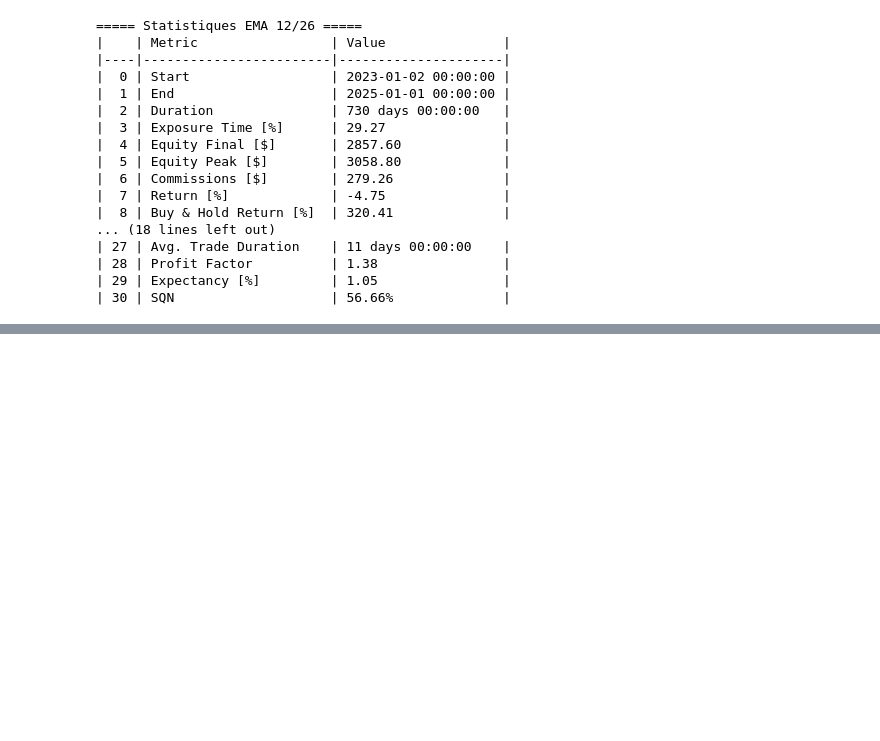
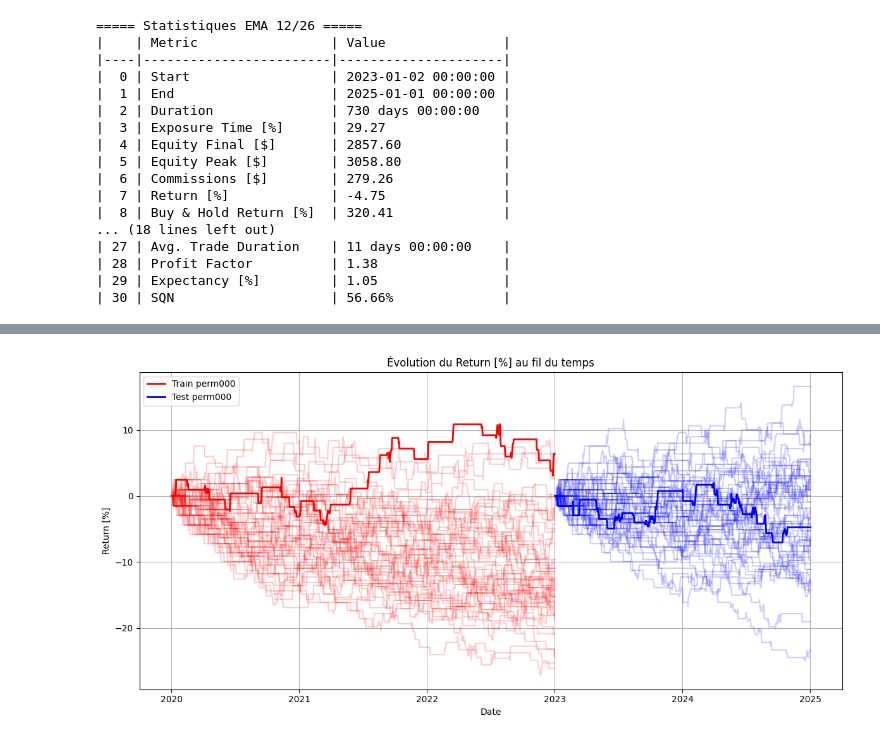
Before and after one commit to sloutmyv/trading-overview, a Jupyter notebook: strategy/EMA_Crossover_BTCUSDC_1D/EMA_Crossover_BTCUSDC_1D.ipynb, the cells around one changed output, grey strips where cells are left out. Drawn from its saved outputs; the diff is of its cells as text; code cells hidden in the pictures; blank space fills up the shorter version.

```diff
--- a/strategy/EMA_Crossover_BTCUSDC_1D/EMA_Crossover_BTCUSDC_1D.ipynb
+++ b/strategy/EMA_Crossover_BTCUSDC_1D/EMA_Crossover_BTCUSDC_1D.ipynb
@@ -1211,0 +1257,50 @@ Ce test out-of-sample est crucial pour évaluer la robustesse de votre stratégi
+# %%
+# Chemins vers les fichiers JSON
+train_json_path = Path("train_returns_over_time.json")
+test_json_path = Path("test_returns_over_time.json")
+
+# Charger les données JSON
+with open(train_json_path, "r", encoding="utf-8") as f:
+    train_data = json.load(f)
+
+with open(test_json_path, "r", encoding="utf-8") as f:
+    test_data = json.load(f)
+
+# Créer une figure pour le tracé
+plt.figure(figsize=(12, 6))
+
+# Tracer les séries pour le jeu d'entraînement
+for entry in train_data:
+    permutation = entry["permutation"]
+    # Convertir les dates et retours en listes pandas
+    dates = pd.to_datetime([item["date"] for item in entry["returns_over_time"]])
+    returns = [item["return_pct"] for item in entry["returns_over_time"]]
+
+    if permutation == "perm000":
+        plt.plot(dates, returns, color="red", linewidth=2, label="Train perm000")
+    else:
+        plt.plot(dates, returns, color="red", alpha=0.2)
+
+# Tracer les séries pour le jeu de test
+for entry in test_data:
+    permutation = entry["permutation"]
+    dates = pd.to_datetime([item["date"] for item in entry["returns_over_time"]])
+    returns = [item["return_pct"] for item in entry["returns_over_time"]]
+
+    if permutation == "perm000":
+        plt.plot(dates, returns, color="blue", linewidth=2, label="Test perm000")
+    else:
+        plt.plot(dates, returns, color="blue", alpha=0.2)
+
+# Personnalisation du graphique
+plt.xlabel("Date")
+plt.ylabel("Return [%]")
+plt.title("Évolution du Return [%] au fil du temps")
+plt.legend()
+plt.grid(True)
+plt.tight_layout()
+
+# Affichage du graphique
+plt.show()
+# %% [output]
+[figure, added]
```
Also changed, not shown: parts of 6 cells of this notebook, 6 other files.
